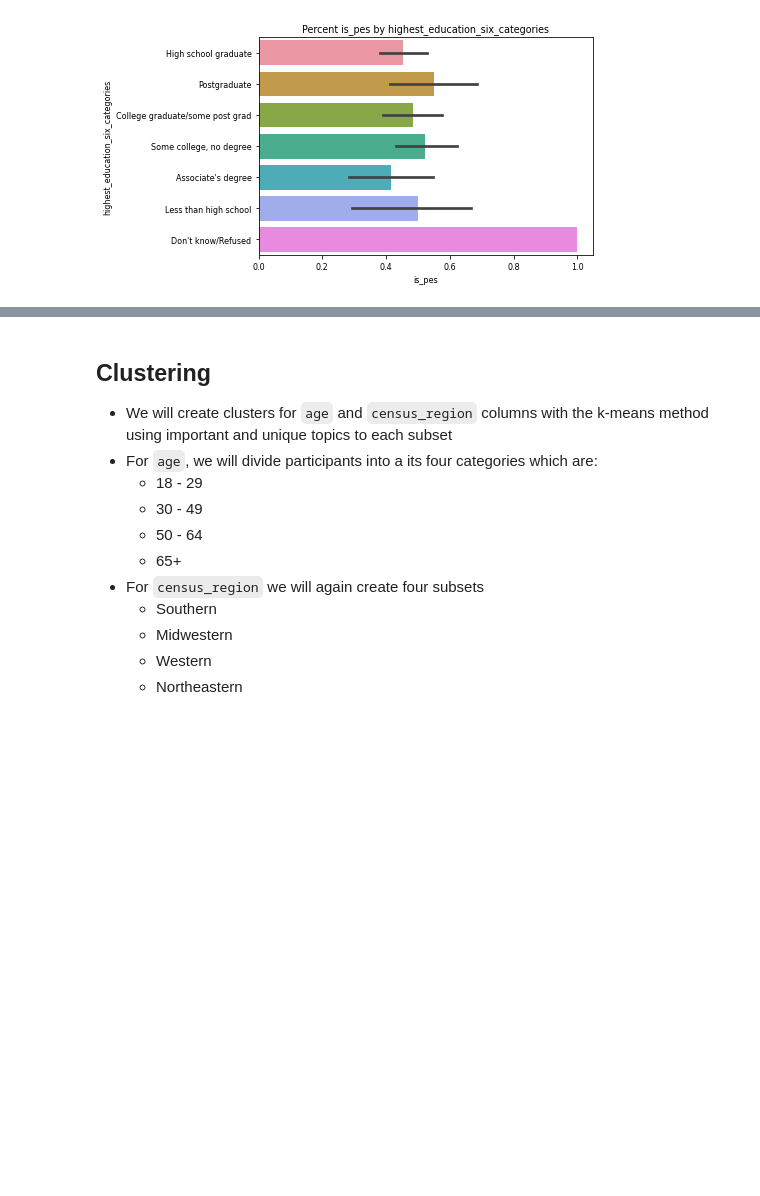
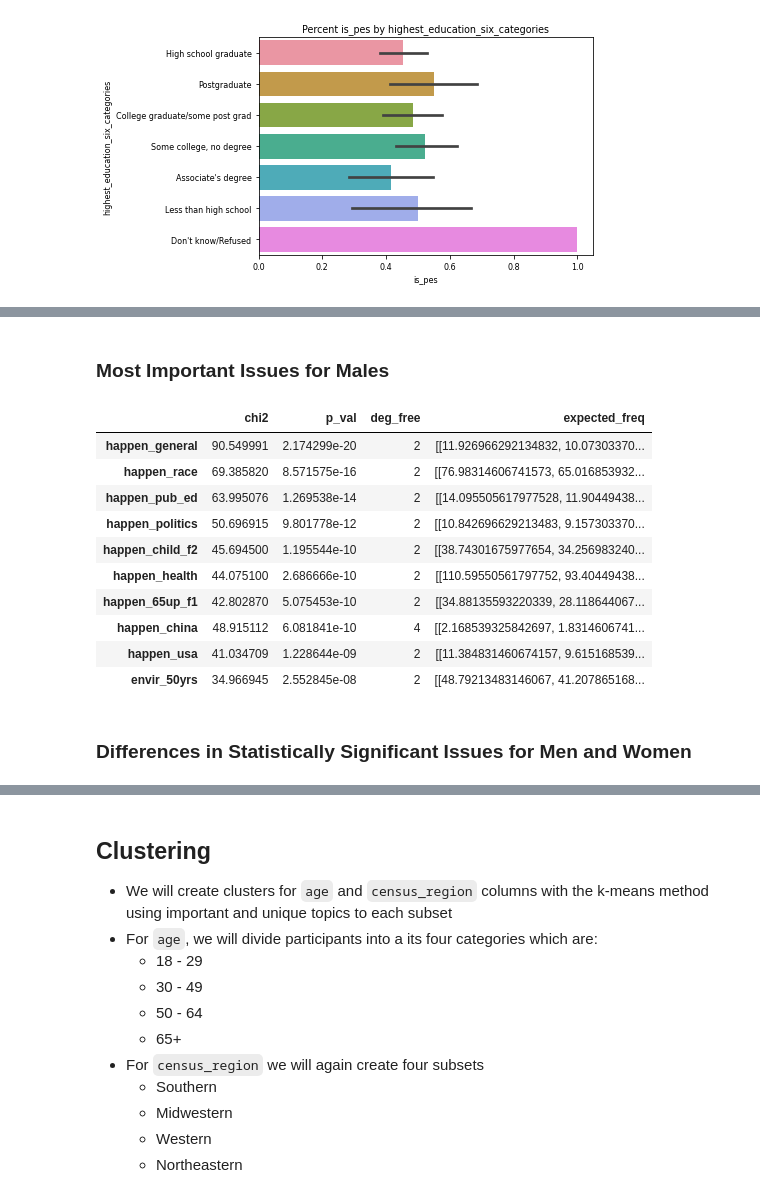
Before and after one commit to american-perspectives-capstone/american-attitudes, a Jupyter notebook: final_notebook.ipynb, the cells around one changed output, grey strips where cells are left out. Cells and saved outputs as stored; diff of their text form; code cells hidden in the pictures; blank space fills up the shorter version.

```diff
--- a/final_notebook.ipynb
+++ b/final_notebook.ipynb
@@ -887,0 +915,22 @@ bar_graph_percent_pessimistic(train[train.family_income_three_categories == '$30
+# %% [markdown]
+### Most Important Issues for Males
+# %%
+# Generate object
+obj_m = e.generate_and_return_obj(males_train)
+# Examine the chi2 results and return the most signficant values from them
+issues_male = obj_m.chi2_df.sort_values(by='p_val')
+issues_male.head(10)
+# %% [output]
+|  | chi2 | p_val | deg_free | expected_freq |
+| happen_general | 90.549991 | 2.174299e-20 | 2 | [[11.926966292134832, 10.07303370... |
+| happen_race | 69.385820 | 8.571575e-16 | 2 | [[76.98314606741573, 65.016853932... |
+| happen_pub_ed | 63.995076 | 1.269538e-14 | 2 | [[14.095505617977528, 11.90449438... |
+| happen_politics | 50.696915 | 9.801778e-12 | 2 | [[10.842696629213483, 9.157303370... |
+| happen_child_f2 | 45.694500 | 1.195544e-10 | 2 | [[38.74301675977654, 34.256983240... |
+| happen_health | 44.075100 | 2.686666e-10 | 2 | [[110.59550561797752, 93.40449438... |
+| happen_65up_f1 | 42.802870 | 5.075453e-10 | 2 | [[34.88135593220339, 28.118644067... |
+| happen_china | 48.915112 | 6.081841e-10 | 4 | [[2.168539325842697, 1.8314606741... |
+| happen_usa | 41.034709 | 1.228644e-09 | 2 | [[11.384831460674157, 9.615168539... |
+| envir_50yrs | 34.966945 | 2.552845e-08 | 2 | [[48.79213483146067, 41.207865168... |
+# %% [markdown]
+### Differences in Statistically Significant Issues for Men and Women
```
Also changed, not shown: parts of 61 cells of this notebook.
